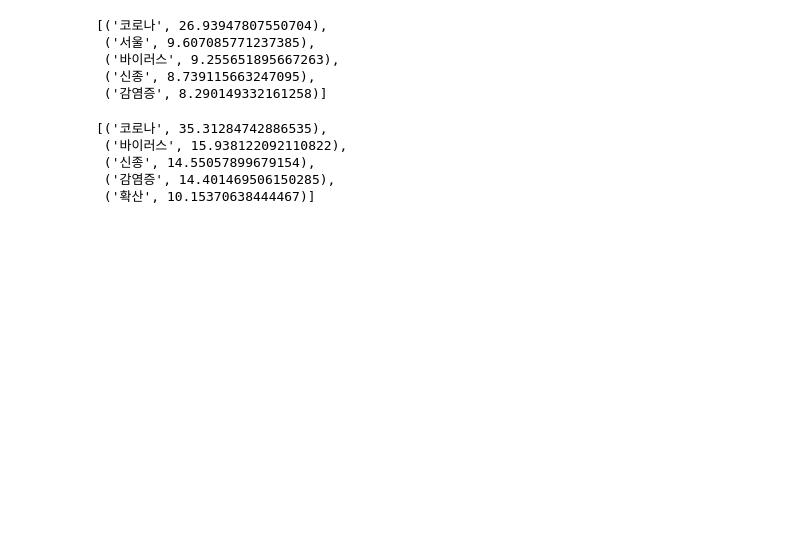
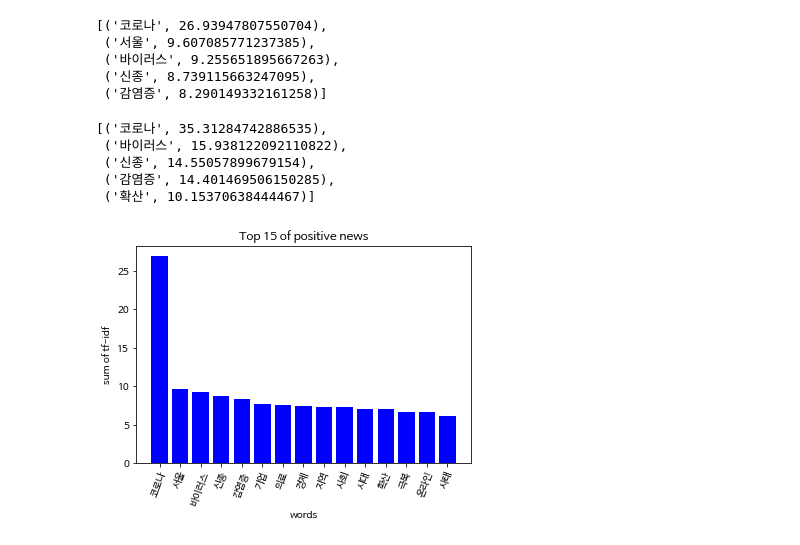
Before and after one commit to SunhoPark2107/python-restore, a Jupyter notebook: 0628_konlpy_감성분석.ipynb, the cells around one changed output. Cells and saved outputs as stored; diff of their text form; code cells hidden in the pictures; blank space fills up the shorter version.

```diff
--- a/0628_konlpy_감성분석.ipynb
+++ b/0628_konlpy_감성분석.ipynb
@@ -337,3 +359,22 @@ NEG_words[:5]
  ('신종', 14.55057899679154),
  ('감염증', 14.401469506150285),
  ('확산', 10.15370638444467)]
+# %%
+import matplotlib
+%matplotlib inline
+import matplotlib.pyplot as plt
+import matplotlib.font_manager as fm
+
+plt.rc('font', family='NanumBarunGothic')
+# 그래프에서 - 가 깨지는 문제 "그룹-1"
+matplotlib.rcParams['axes.unicode_minus'] = False
+# %%
+max = 15
+plt.bar(range(max), [i[1] for i in POS_words[:max]], color = "blue")
+plt.title("Top 15 of positive news")
+plt.xlabel("words")
+plt.ylabel("sum of tf-idf")
+plt.xticks(range(max), [i[0] for i in POS_words[:max]], rotation = 70)
+plt.show()
+# %% [output]
+[figure, added]
```
Also changed, not shown: parts of 5 cells of this notebook.
